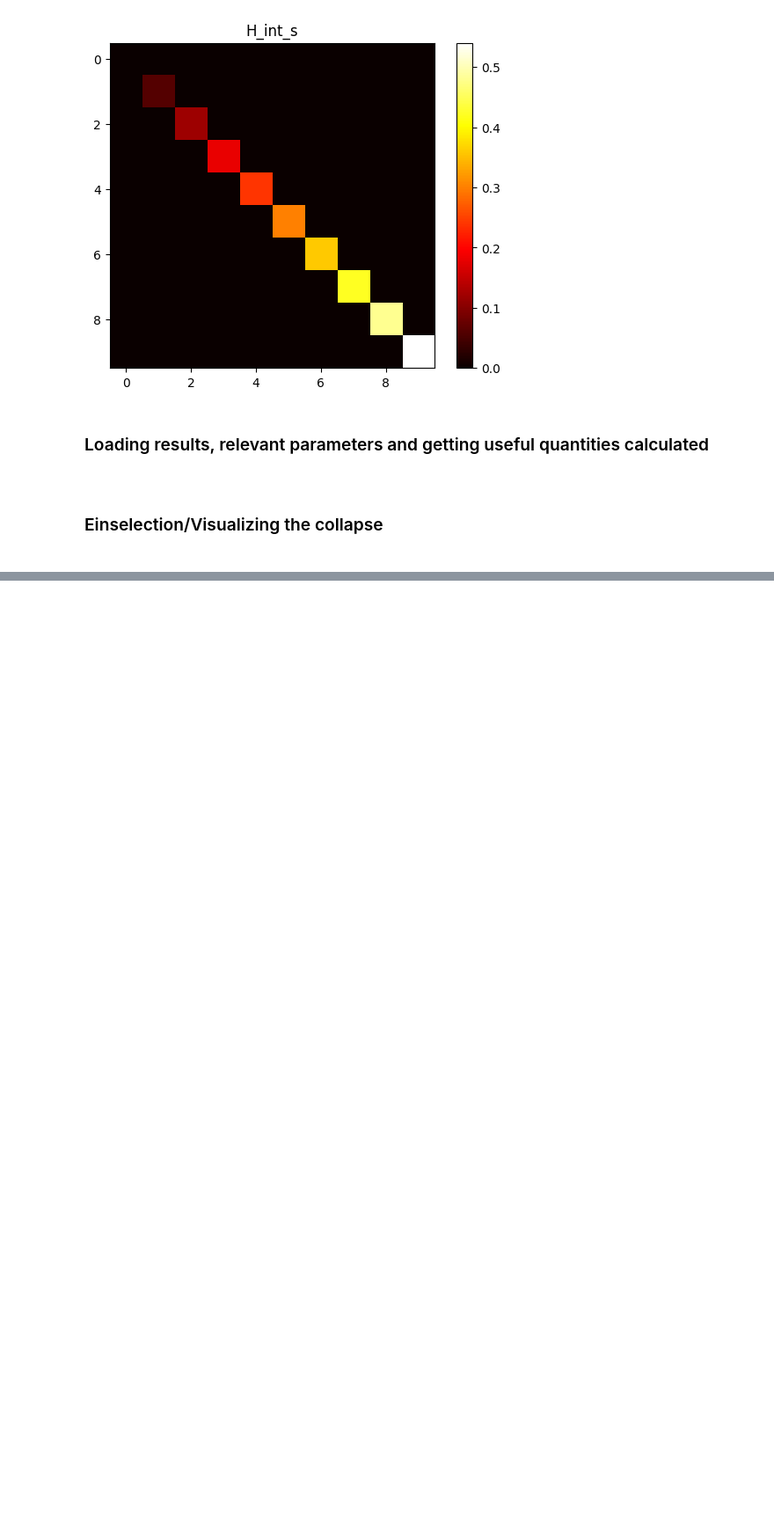
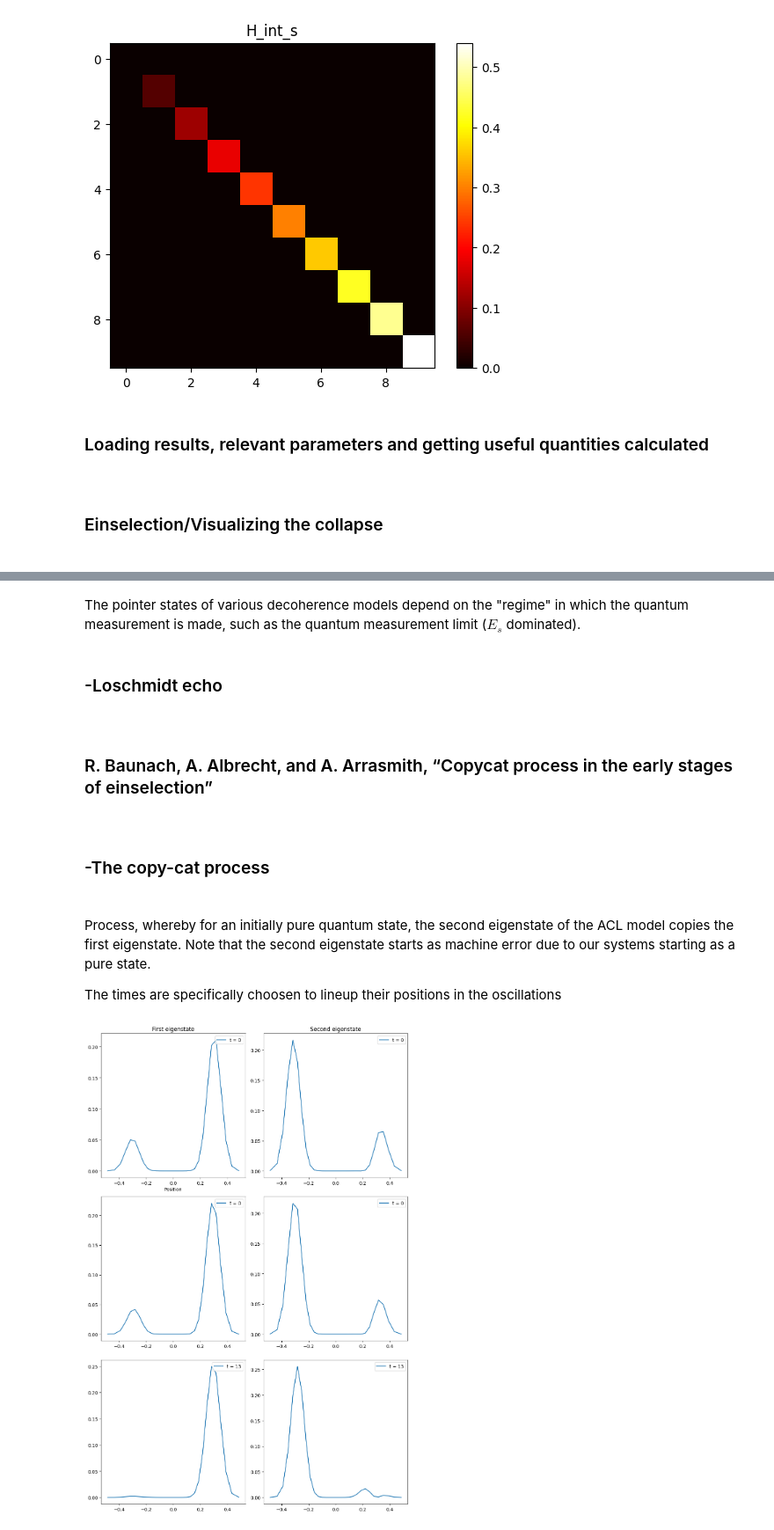
Before and after one commit to MarinAndreGirard/ACL, a Jupyter notebook: Working/The_ACL_model.ipynb, the cells around one changed output, grey strips where cells are left out. Shown at 88% size. Saved outputs shown, nothing was run; the diff lists cells and outputs as text; code cells hidden in the pictures; blank space fills up the shorter version.

```diff
--- a/Working/The_ACL_model.ipynb
+++ b/Working/The_ACL_model.ipynb
@@ -254,0 +234,23 @@ plt.plot(eigenenergies_system_2, schmidt_coefficients0, marker='o', label=f'Ener
+# %% [markdown]
+The pointer states of various decoherence models depend on the "regime" in which the quantum measurement is made, such as the quantum measurement limit ($E_s$ dominated).
+# %% [markdown]
+<h3>-Loschmidt echo<h3>
+# %% [markdown]
+<h3>R. Baunach, A. Albrecht, and A. Arrasmith, “Copycat process in the early stages of einselection”<h3>
+# %% [markdown]
+<h3>-The copy-cat process<h3>
+# %% [markdown]
+Process, whereby for an initially pure quantum state, the second eigenstate of the ACL model copies the first eigenstate. Note that the second eigenstate starts as machine error due to our systems starting as a pure state.
+
+The times are specifically choosen to lineup their positions in the oscillations
+# %%
+file_name = "coherent_state_decoherence"
+info = list(load_param(file_name))
+H_list=load_H_list(file_name)
+d1=info[0]
+result=load_result(file_name)
+tlist=load_tlist(file_name)
+
+copy_cat(d1,result,H_list,tlist,1,5,34)
+# %% [output]
+[figure, added]
```
Also changed, not shown: parts of 14 cells of this notebook, 6 other files.
